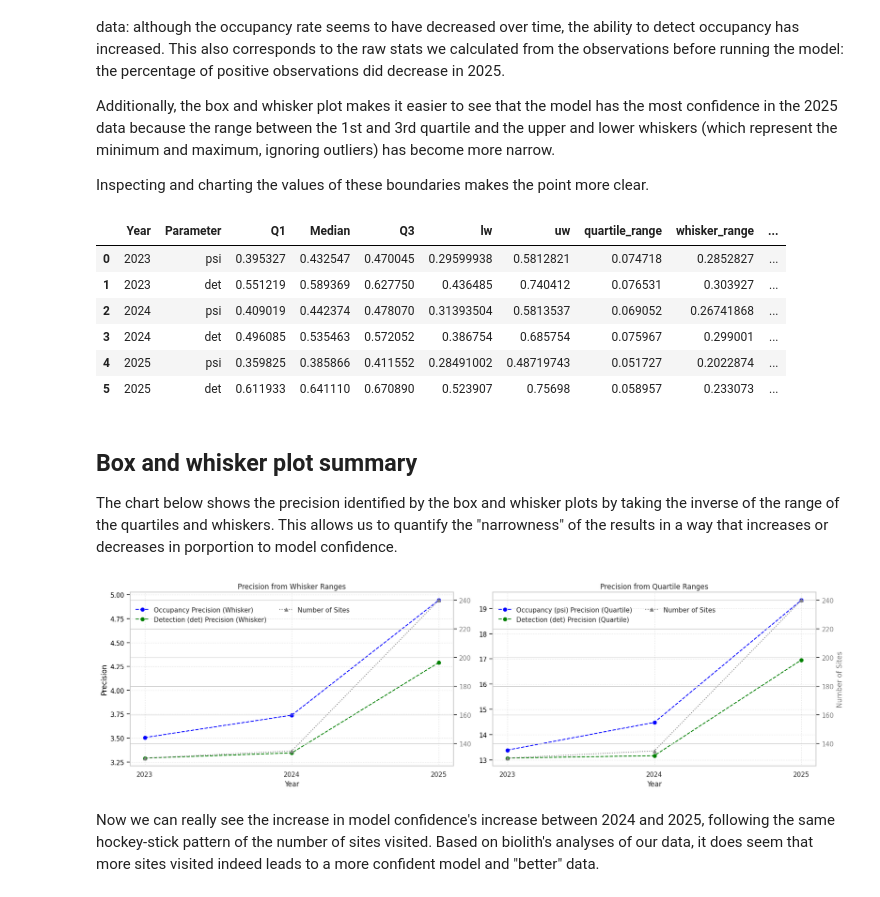
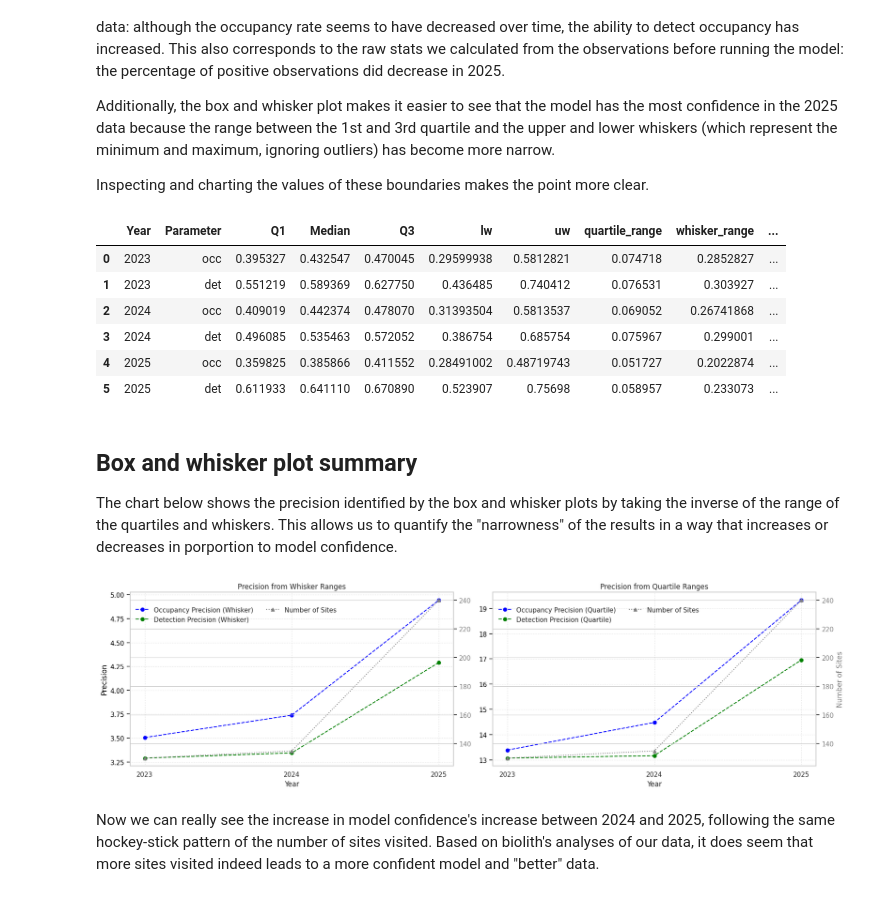
Before and after one commit to stymo/notebooks, a Jupyter notebook: Chicago_Nighthawk_Project_Occupancy_Modeling_Analysis_Story_2.ipynb, the cells around one changed output. Cells and saved outputs as stored; diff of their text form; code cells hidden in the pictures.

```diff
--- a/Chicago_Nighthawk_Project_Occupancy_Modeling_Analysis_Story_2.ipynb
+++ b/Chicago_Nighthawk_Project_Occupancy_Modeling_Analysis_Story_2.ipynb
@@ -562,7 +562,7 @@ for i, year in enumerate(years):
     psi_q1, psi_median, psi_q3, psi_lw, psi_uw = calculate_boxplot_stats(psi_samples[i])
     all_stats.append({
         'Year': year,
-        'Parameter': 'psi',
+        'Parameter': 'occ',
         'Q1': psi_q1,
         'Median': psi_median,
         'Q3': psi_q3,
@@ -594,11 +594,11 @@ stats_df = pd.DataFrame(all_stats)
 display(stats_df)
 # %% [output]
 |  | Year | Parameter | Q1 | Median | Q3 | lw | uw | quartile_range | whisker_range | ... |
-| 0 | 2023 | psi | 0.395327 | 0.432547 | 0.470045 | 0.29599938 | 0.5812821 | 0.074718 | 0.2852827 | ... |
+| 0 | 2023 | occ | 0.395327 | 0.432547 | 0.470045 | 0.29599938 | 0.5812821 | 0.074718 | 0.2852827 | ... |
 | 1 | 2023 | det | 0.551219 | 0.589369 | 0.627750 | 0.436485 | 0.740412 | 0.076531 | 0.303927 | ... |
-| 2 | 2024 | psi | 0.409019 | 0.442374 | 0.478070 | 0.31393504 | 0.5813537 | 0.069052 | 0.26741868 | ... |
+| 2 | 2024 | occ | 0.409019 | 0.442374 | 0.478070 | 0.31393504 | 0.5813537 | 0.069052 | 0.26741868 | ... |
 | 3 | 2024 | det | 0.496085 | 0.535463 | 0.572052 | 0.386754 | 0.685754 | 0.075967 | 0.299001 | ... |
-| 4 | 2025 | psi | 0.359825 | 0.385866 | 0.411552 | 0.28491002 | 0.48719743 | 0.051727 | 0.2022874 | ... |
+| 4 | 2025 | occ | 0.359825 | 0.385866 | 0.411552 | 0.28491002 | 0.48719743 | 0.051727 | 0.2022874 | ... |
 | 5 | 2025 | det | 0.611933 | 0.641110 | 0.670890 | 0.523907 | 0.75698 | 0.058957 | 0.233073 | ... |
 # %% [markdown]
 ## Box and whisker plot summary
@@ -609,10 +609,10 @@ import matplotlib.pyplot as plt
 import seaborn as sns
 
 # Separate stats for Occupancy and Detection
-occupancy_whisker_precision = stats_df[stats_df['Parameter'] == 'psi'].set_index('Year')['precision_from_whisker']
+occupancy_whisker_precision = stats_df[stats_df['Parameter'] == 'occ'].set_index('Year')['precision_from_whisker']
 detection_whisker_precision = stats_df[stats_df['Parameter'] == 'det'].set_index('Year')['precision_from_whisker']
 
-occupancy_quartile_precision = stats_df[stats_df['Parameter'] == 'psi'].set_index('Year')['precision_from_quartile']
+occupancy_quartile_precision = stats_df[stats_df['Parameter'] == 'occ'].set_index('Year')['precision_from_quartile']
 detection_quartile_precision = stats_df[stats_df['Parameter'] == 'det'].set_index('Year')['precision_from_quartile']
 
 fig, (ax1, ax2_quartile) = plt.subplots(1, 2, figsize=(18, 6))
@@ -620,7 +620,7 @@ fig, (ax1, ax2_quartile) = plt.subplots(1, 2, figsize=(18, 6))
 # --- Left Subplot: Whisker Precision ---
 # Plot whisker precision on the primary y-axis (ax1)
 ax1.plot(occupancy_whisker_precision.index, occupancy_whisker_precision, marker='o', linestyle='--', color='blue', label='Occupancy Precision (Whisker)')
-ax1.plot(detection_whisker_precision.index, detection_whisker_precision, marker='o', linestyle='--', color='green', label='Detection (det) Precision (Whisker)')
+ax1.plot(detection_whisker_precision.index, detection_whisker_precision, marker='o', linestyle='--', color='green', label='Detection Precision (Whisker)')
 
 ax1.set_title('Precision from Whisker Ranges')
 ax1.set_xlabel('Year')
@@ -635,36 +635,36 @@ ax1_twin.plot(years, n_sites_values, marker='^', linestyle=':', color='gray', la
 ax1_twin.tick_params(axis='y', labelcolor='gray')
 
 # Add legend for ax1
 handles1, labels1 = ax1.get_legend_handles_labels()
 handles1_twin, labels1_twin = ax1_twin.get_legend_handles_labels()
 ax1.legend(handles1 + handles1_twin, labels1 + labels1_twin, loc='upper left', bbox_to_anchor=(0, 0.95), ncol=2, frameon=False)
 
 # --- Right Subplot: Quartile Precision ---
 # Plot quartile precision on the primary y-axis (ax2_quartile)
-ax2_quartile.plot(occupancy_quartile_precision.index, occupancy_quartile_precision, marker='o', linestyle='--', color='blue', label='Occupancy (psi) Precision (Quartile)')
-ax2_quartile.plot(detection_quartile_precision.index, detection_quartile_precision, marker='o', linestyle='--', color='green', label='Detection (det) Precision (Quartile)')
+ax2_quartile.plot(occupancy_quartile_precision.index, occupancy_quartile_precision, marker='o', linestyle='--', color='blue', label='Occupancy Precision (Quartile)')
+ax2_quartile.plot(detection_quartile_precision.index, detection_quartile_precision, marker='o', linestyle='--', color='green', label='Detection Precision (Quartile)')
 
 ax2_quartile.set_title('Precision from Quartile Ranges')
 ax2_quartile.set_xlabel('Year')
 # ax2_quartile.set_ylabel('Precision (1 / Range)', color='black')
 ax2_quartile.tick_params(axis='y', labelcolor='black')
 ax2_quartile.grid(True, linestyle=':', alpha=0.7)
 
 # Create a secondary y-axis for the number of sites on ax2_quartile
 ax2_twin = ax2_quartile.twinx()
 ax2_twin.plot(years, n_sites_values, marker='^', linestyle=':', color='gray', label='Number of Sites')
 ax2_twin.set_ylabel('Number of Sites', color='gray')
 ax2_twin.tick_params(axis='y', labelcolor='gray')
 
 # Add legend for ax2_quartile (now including Number of Sites)
 handles2_q, labels2_q = ax2_quartile.get_legend_handles_labels()
 handles2_twin, labels2_twin = ax2_twin.get_legend_handles_labels()
 ax2_quartile.legend(handles2_q + handles2_twin, labels2_q + labels2_twin, loc='upper left', bbox_to_anchor=(0, 0.95), ncol=2, frameon=False)
 
 fig.tight_layout(rect=[0, 0.03, 1, 0.9]) # Adjust layout to prevent labels/title from overlapping
 plt.show()
 # %% [output]
-[figure, old version]
+[figure, new version]
 # %% [markdown]
 Now we can really see the increase in model confidence's increase between 2024 and 2025, following the same hockey-stick pattern of the number of sites visited. Based on biolith's analyses of our data, it does seem that more sites visited  indeed leads to a more confident model and "better" data.
 # %% [markdown]
```
